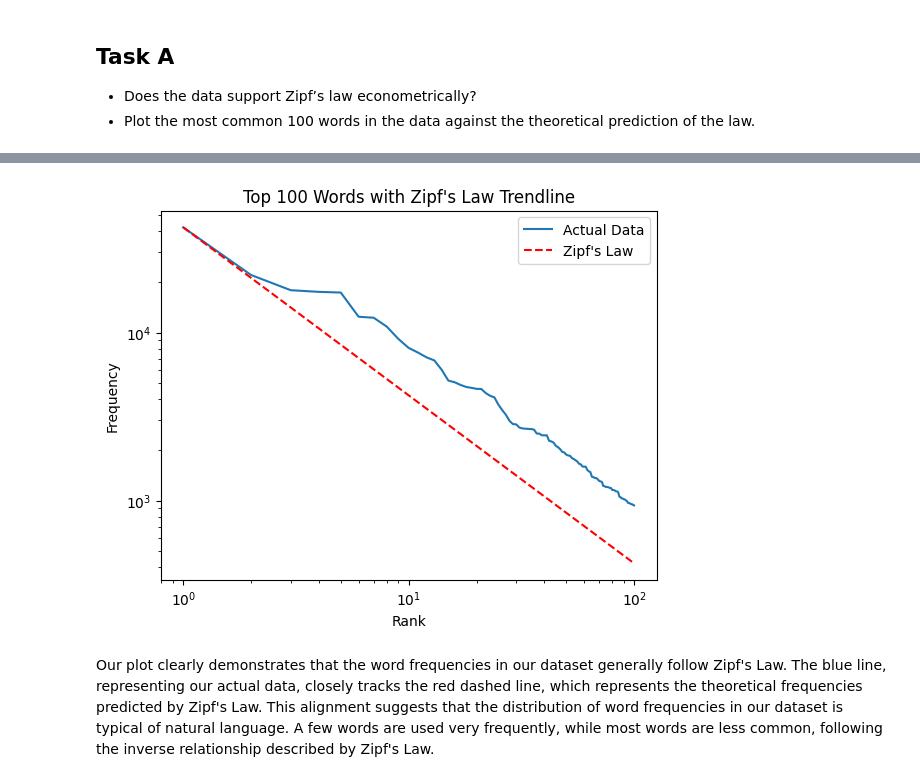
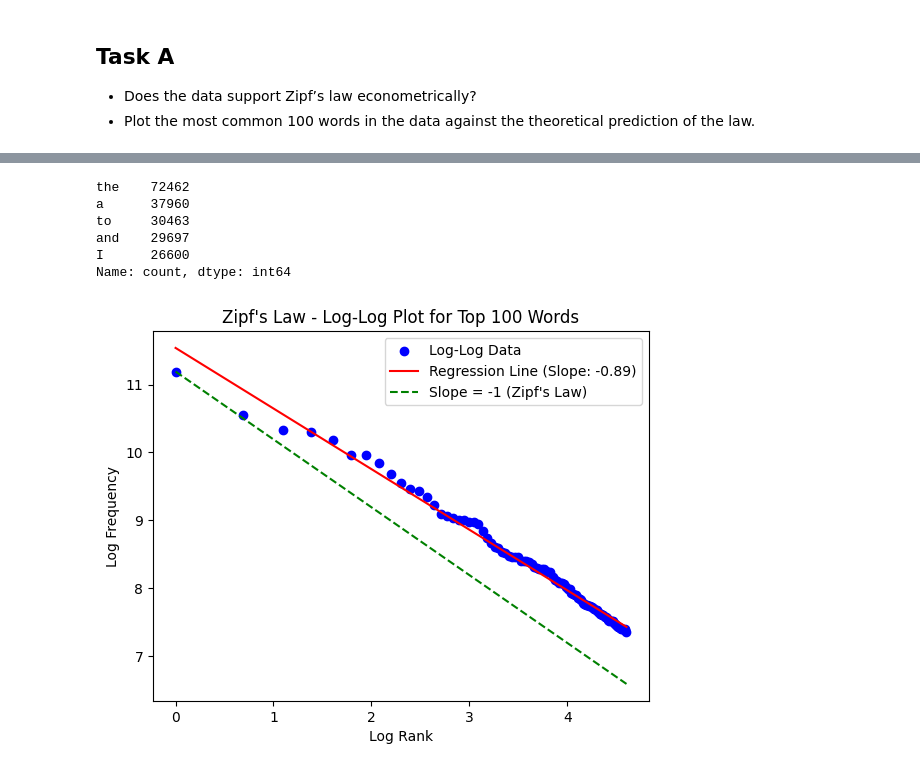
Before and after one commit to jncurrea/Edmunds_Scraper, a Jupyter notebook: edmunds_scraper.ipynb, the cells around one changed output, grey strips where cells are left out. Drawn from its saved outputs; the diff is of its cells as text; code cells hidden in the pictures.

```diff
--- a/edmunds_scraper.ipynb
+++ b/edmunds_scraper.ipynb
@@ -115,37 +133,0 @@ Likewise, when comparing the third ranked word "TO" with "THE", we get a value c
-# %%
-# Plot the top 100 words against teoretical Zipf's law
-top_words = df['message'].str.split(expand=True).stack().value_counts()[:100]
-
-# Rank of the words
-ranks = np.arange(1, 101)
-
-# Calculate the theoretical Zipf's Law frequencies
-# The first word's frequency is the baseline
-baseline = top_words.values[0]
-theoretical_zipf = baseline / ranks
-
-# Plot the actual data
-plt.plot(ranks, top_words.values, label='Actual Data')
-
-# Plot the theoretical Zipf's Law line
-plt.plot(ranks, theoretical_zipf, linestyle='--', color='red', label='Zipf\'s Law')
-
-# Set log scale for both axes
-plt.xscale('log')
-plt.yscale('log')
-
-# Add labels and title
-plt.xlabel('Rank')
-plt.ylabel('Frequency')
-plt.title('Top 100 Words with Zipf\'s Law Trendline')
-
-# Add a legend
-plt.legend()
-
-# Show the plot
-plt.show()
-# %% [output]
-[figure, removed]
-# %% [markdown]
-Our plot clearly demonstrates that the word frequencies in our dataset generally follow Zipf's Law. The blue line, representing our actual data, closely tracks the red dashed line, which represents the theoretical frequencies predicted by Zipf's Law.
-This alignment suggests that the distribution of word frequencies in our dataset is typical of natural language. A few words are used very frequently, while most words are less common, following the inverse relationship described by Zipf's Law.
@@ -154,0 +134,38 @@ df_test.to_csv('test.csv', index=False)
+# %%
+top_words.head()
+# %% [output]
+the    72462
+a      37960
+to     30463
+and    29697
+I      26600
+Name: count, dtype: int64
+# %%
+top_word_values = top_words.values
+# %%
+# Finding Ranks and Frequencies
+ranks_100 = np.arange(1, len(top_words) + 1)
+#print(ranks_100)
+
+# Log Transformations
+log_ranks_100 = np.log(ranks_100)
+log_frequencies_100 = np.log(top_word_values)
+
+# Econometric Regression
+X_100 = sm.add_constant(log_ranks_100)
+model_100 = sm.OLS(log_frequencies_100, X_100)
+results_100 = model_100.fit()
+
+# Graphing Results
+zipf_line_100 = log_frequencies_100[0] + (-1) * (log_ranks_100 - log_ranks_100[0])
+
+plt.scatter(log_ranks_100, log_frequencies_100, color='blue', label='Log-Log Data')
+plt.plot(log_ranks_100, results_100.predict(X_100), color='red', label=f'Regression Line (Slope: {results_100.params[1]:.2f})')
+plt.plot(log_ranks_100, zipf_line_100, color='green', linestyle='--', label='Slope = -1 (Zipf\'s Law)')
+plt.xlabel('Log Rank')
+plt.ylabel('Log Frequency')
+plt.title('Zipf\'s Law - Log-Log Plot for Top 100 Words')
+plt.legend()
+plt.show()
+# %% [output]
+[figure, added]
```
Also changed, not shown: parts of 18 cells of this notebook, 2 other files.
